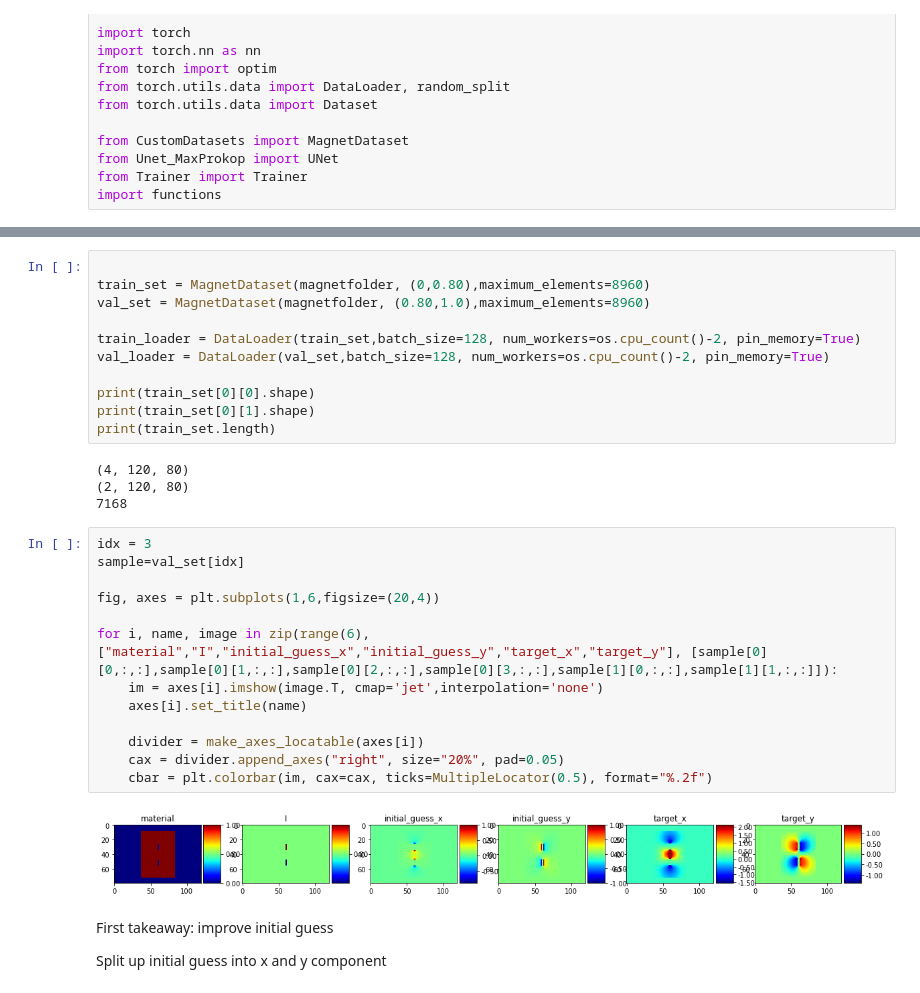
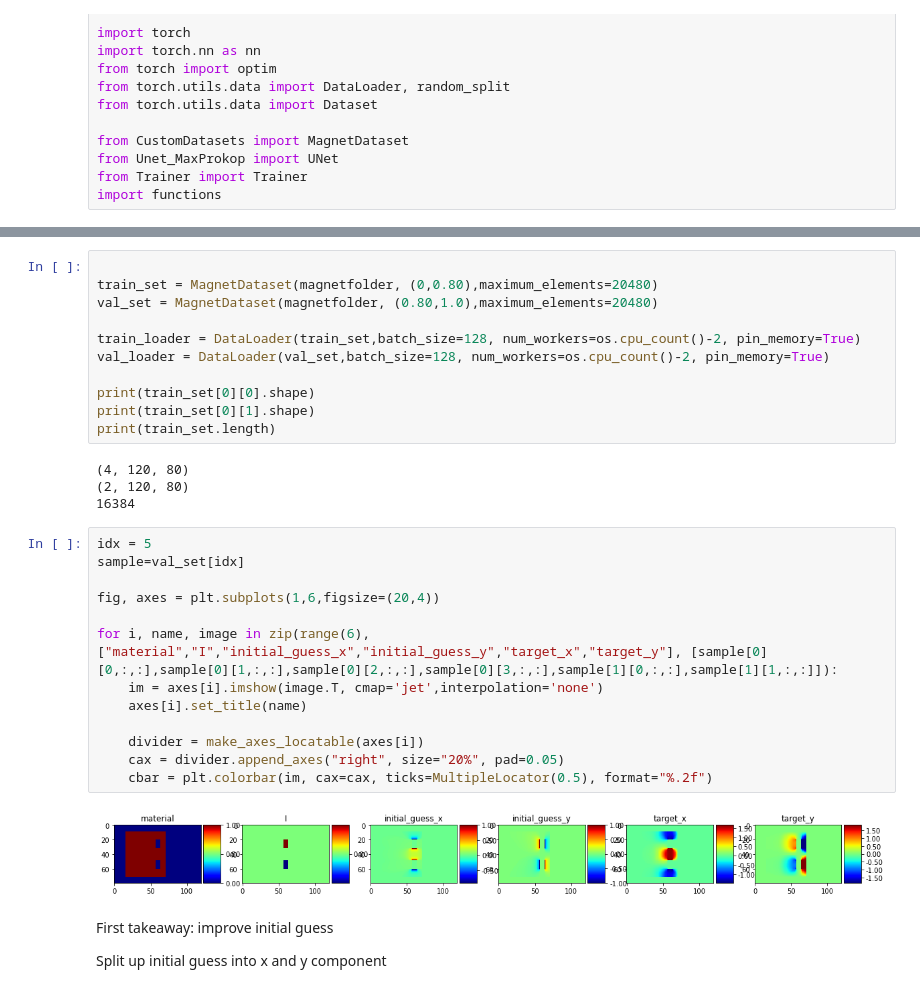
Before and after one commit to FlorianStummer/MaxAndFlorian, a Jupyter notebook: Unet/training_notebook.ipynb, the cells around one changed output, grey strips where cells are left out. Cells and saved outputs as stored; diff of their text form.

```diff
--- a/Unet/training_notebook.ipynb
+++ b/Unet/training_notebook.ipynb
@@ -35,7 +44,7 @@ else:
 # %%
 
-train_set = MagnetDataset(magnetfolder, (0,0.80),maximum_elements=8960)
-val_set = MagnetDataset(magnetfolder, (0.80,1.0),maximum_elements=8960)
+train_set = MagnetDataset(magnetfolder, (0,0.80),maximum_elements=20480)
+val_set = MagnetDataset(magnetfolder, (0.80,1.0),maximum_elements=20480)
 
 train_loader = DataLoader(train_set,batch_size=128, num_workers=os.cpu_count()-2, pin_memory=True)
 val_loader = DataLoader(val_set,batch_size=128, num_workers=os.cpu_count()-2, pin_memory=True)
@@ -46,22 +55,22 @@ print(train_set.length)
 # %% [output]
 (4, 120, 80)
 (2, 120, 80)
-7168
+16384
 # %%
-idx = 3
+idx = 5
 sample=val_set[idx]
 
 fig, axes = plt.subplots(1,6,figsize=(20,4))
 
 for i, name, image in zip(range(6),["material","I","initial_guess_x","initial_guess_y","target_x","target_y"], [sample[0][0,:,:],sample[0][1,:,:],sample[0][2,:,:],sample[0][3,:,:],sample[1][0,:,:],sample[1][1,:,:]]):
     im = axes[i].imshow(image.T, cmap='jet',interpolation='none')
     axes[i].set_title(name)
 
     divider = make_axes_locatable(axes[i])
     cax = divider.append_axes("right", size="20%", pad=0.05)
     cbar = plt.colorbar(im, cax=cax, ticks=MultipleLocator(0.5), format="%.2f")
 # %% [output]
-[figure, old version]
+[figure, new version]
 # %% [markdown]
 First takeaway: improve initial guess
 
```
Also changed, not shown: parts of 5 cells of this notebook, 4 other files.
